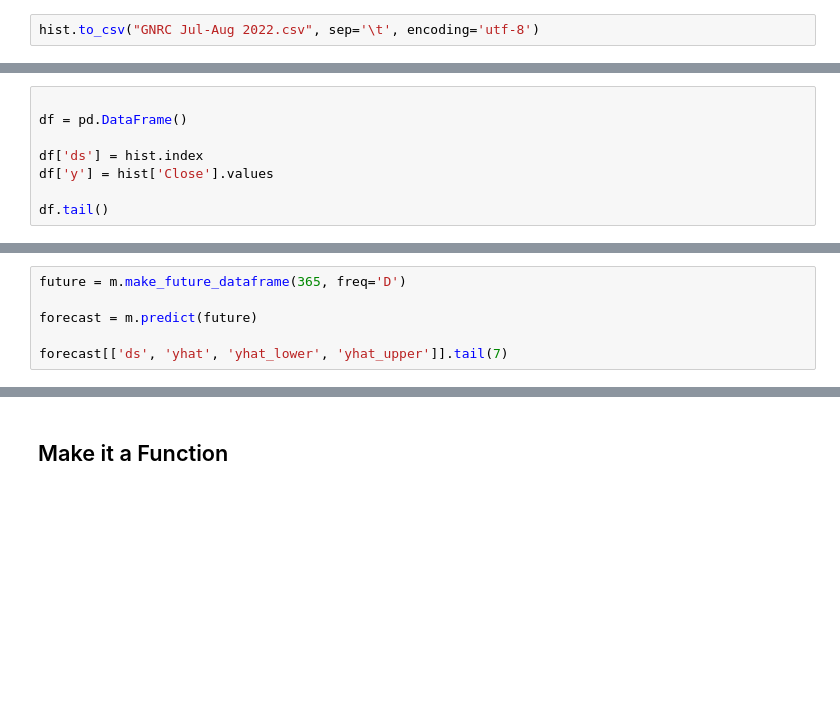
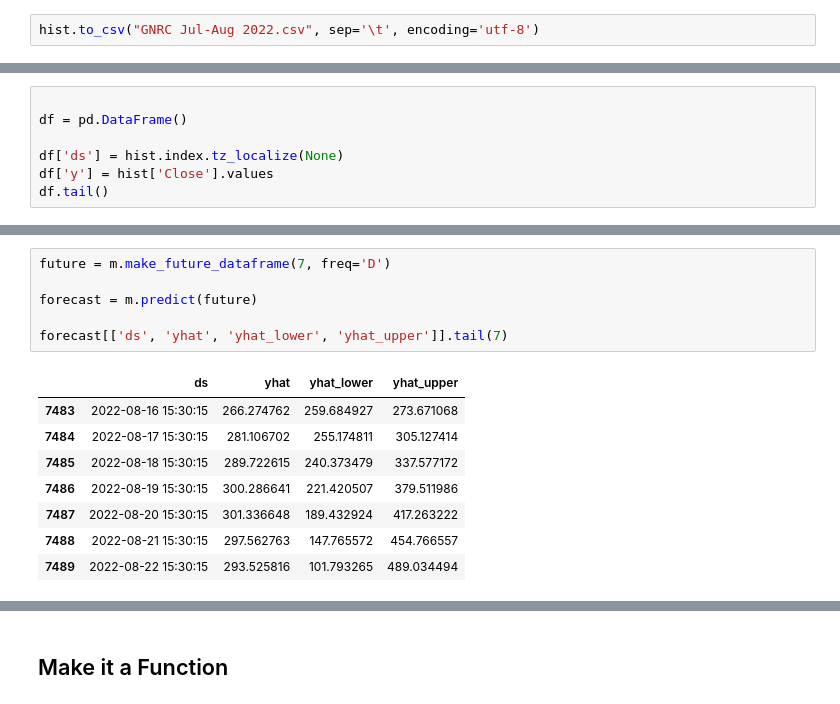
Before and after one commit to dgnsaglam/Misc, a Jupyter notebook: yfinance.ipynb, the cells around one changed output, grey strips where cells are left out. Saved outputs shown, nothing was run; the diff lists cells and outputs as text; blank space fills up the shorter version.

```diff
--- a/yfinance.ipynb
+++ b/yfinance.ipynb
@@ -77,7 +76,6 @@ files.download("GNRC Jul-Aug 2022.csv")
 
 df = pd.DataFrame()
 
-df['ds'] = hist.index
+df['ds'] = hist.index.tz_localize(None)
 df['y'] = hist['Close'].values
-
 df.tail()
@@ -90,8 +127,17 @@ m.fit(df)
 # %%
-future = m.make_future_dataframe(365, freq='D')
+future = m.make_future_dataframe(7, freq='D')
 
 forecast = m.predict(future)
 
 forecast[['ds', 'yhat', 'yhat_lower', 'yhat_upper']].tail(7)
+# %% [output]
+|  | ds | yhat | yhat_lower | yhat_upper |
+| 7483 | 2022-08-16 15:30:15 | 266.274762 | 259.684927 | 273.671068 |
+| 7484 | 2022-08-17 15:30:15 | 281.106702 | 255.174811 | 305.127414 |
+| 7485 | 2022-08-18 15:30:15 | 289.722615 | 240.373479 | 337.577172 |
+| 7486 | 2022-08-19 15:30:15 | 300.286641 | 221.420507 | 379.511986 |
+| 7487 | 2022-08-20 15:30:15 | 301.336648 | 189.432924 | 417.263222 |
+| 7488 | 2022-08-21 15:30:15 | 297.562763 | 147.765572 | 454.766557 |
+| 7489 | 2022-08-22 15:30:15 | 293.525816 | 101.793265 | 489.034494 |
 # %%
 m.plot(forecast);
```
Also changed, not shown: parts of 6 cells of this notebook.
